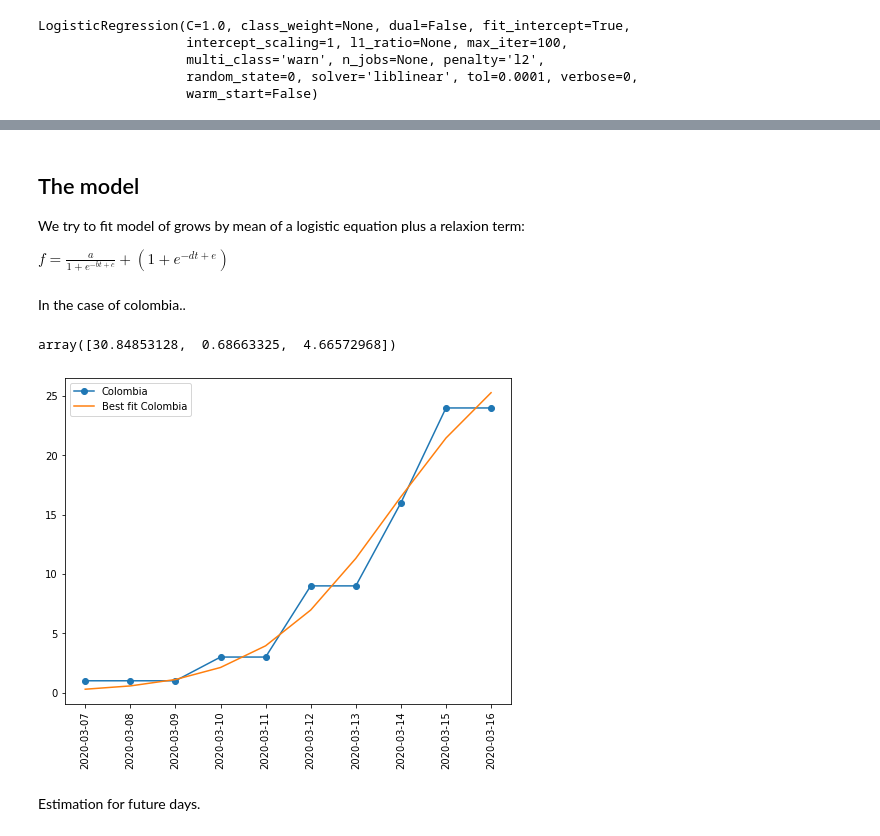
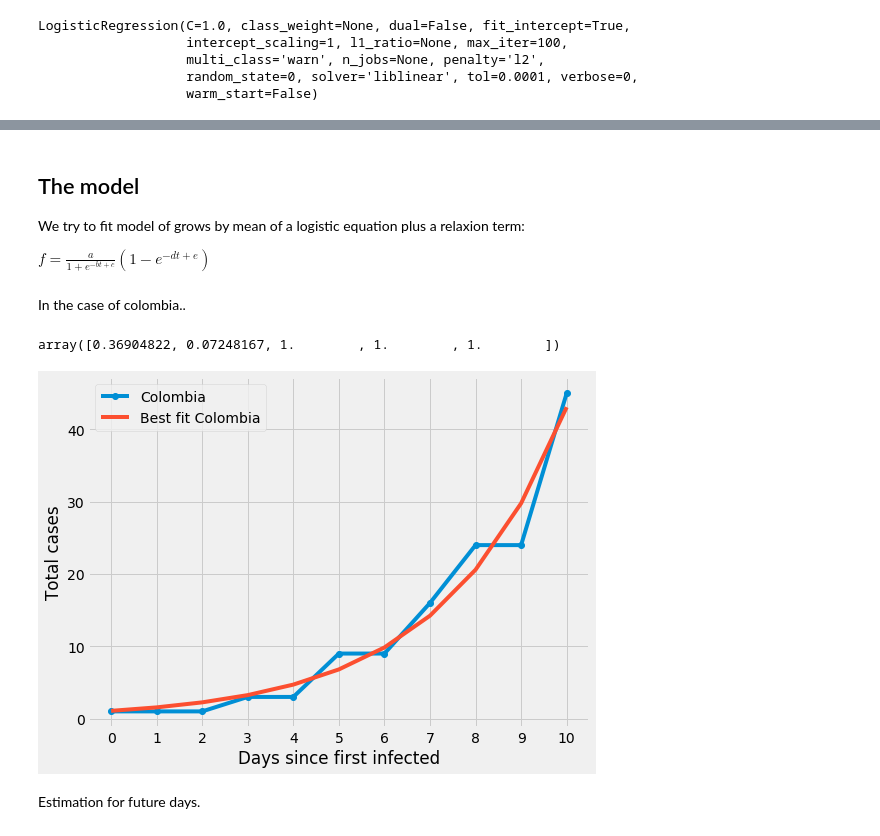
Before and after one commit to sierraporta/covid19, a Jupyter notebook: Covid19.ipynb, the cells around one changed output, grey strips where cells are left out. Cells and saved outputs as stored; diff of their text form; code cells hidden in the pictures.

```diff
--- a/Covid19.ipynb
+++ b/Covid19.ipynb
@@ -6,4 +6,4 @@ import datetime
 import warnings
 warnings.filterwarnings("ignore")
 plt.style.available
-#plt.style.use('bmh')
+plt.style.use('fivethirtyeight')
@@ -203,28 +198,31 @@ model.score(dates_world.reshape(-1,1), np.array(data_full[isworldwide]["total_ca
 ## The model
 We try to fit model of grows by mean of a logistic equation plus a relaxion term:
 
-$f=\frac{a}{1+e^{-bt+c}}+(1+e^{-dt+e})$
+$f=\frac{a}{1+e^{-bt+c}}(1-e^{-dt+e})$
 # %% [markdown]
 In the case of colombia..
 # %%
 from scipy.optimize import curve_fit
-def growth(t,a,b,c):
-    return (a)/(1+np.exp(-b*t+c))#+(1+np.exp(-d*t+e))
+def growth(t,a,b,c,d,e):
+    return np.exp(a*t+b)#(a)/(1+np.exp(-b*t+c))#*(1-t*np.exp(-d*t+e))
 # %%
-popt, pcov = curve_fit(growth, np.arange(0,len(data_full["total_cases"][iscolombia]),1), np.array(data_full["total_cases"][iscolombia]))
+data_prove,name=data_full[iscolombia],"Colombia"
+popt, pcov = curve_fit(growth, np.arange(0,len(data_prove),1), np.array(data_prove["total_cases"]),method="dogbox")
 # %%
 popt
 # %% [output]
-array([30.84853128,  0.68663325,  4.66572968])
+array([0.36904822, 0.07248167, 1.        , 1.        , 1.        ])
 # %%
 plt.figure(figsize=(8,6))
-plt.plot(data_full["date"][iscolombia],data_full["total_cases"][iscolombia],label="Colombia",marker=".",markersize=12)
-plt.plot(np.arange(0,len(data_full["total_cases"][iscolombia]),1), growth(np.arange(0,len(data_full["total_cases"][iscolombia]),1), *popt),label="Best fit Colombia")
+plt.plot(np.arange(0,len(data_prove["total_cases"]),1),data_prove["total_cases"],label=name,marker=".",markersize=12)
+plt.plot(np.arange(0,len(data_prove["total_cases"]),1), growth(np.arange(0,len(data_prove),1), *popt),label="Best fit "+name)
 plt.legend()
-plt.xticks(rotation=90)
+plt.xticks(np.arange(0,len(data_prove["total_cases"]),1),rotation=0)
+plt.xlabel("Days since first infected")
+plt.ylabel("Total cases")
 plt.show()
 # %% [output]
-[figure, old version]
+[figure, new version]
 # %% [markdown]
 Estimation for future days.
 # %%
```
Also changed, not shown: parts of 15 cells of this notebook.
